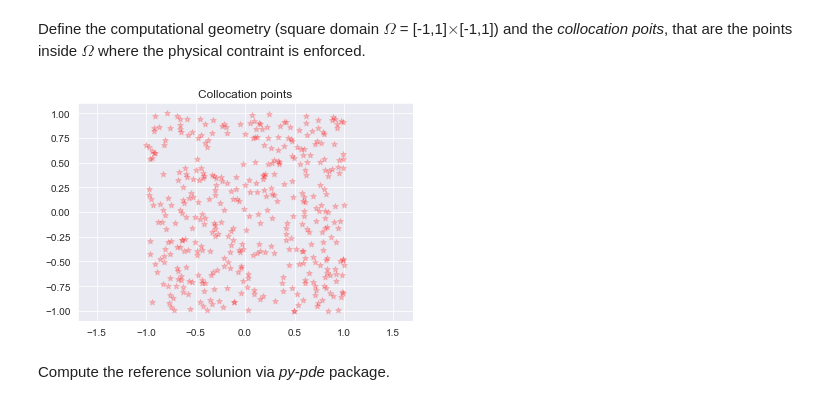
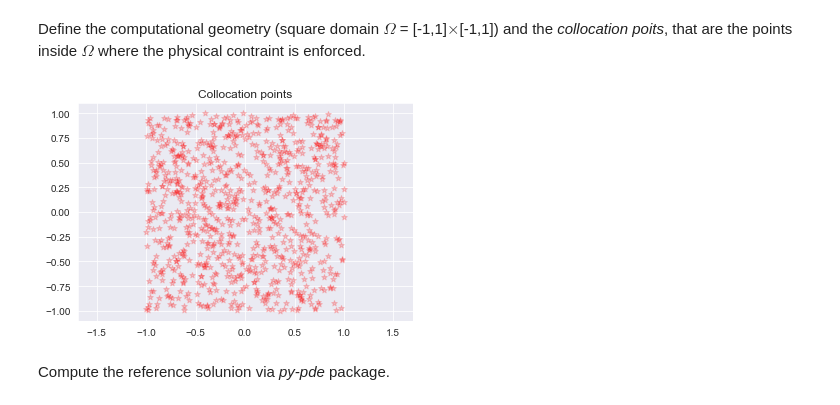
Before and after one commit to matteobonotto/Physics-informed-neural-networks, a Jupyter notebook: main_PINN_Laplace_subclassing.ipynb, the cells around one changed output. Drawn from its saved outputs; the diff is of its cells as text; code cells hidden in the pictures.

```diff
--- a/main_PINN_Laplace_subclassing.ipynb
+++ b/main_PINN_Laplace_subclassing.ipynb
@@ -30,25 +30,25 @@ Define the computational geometry (square domain $\Omega$ = [-1,1]$\times$[-1,1]
 # %%
 lb = np.array([-1,1])
 ub = np.array([-1,1])
 
 box = np.array([[-1, -1],
                 [1, -1],
                 [1, 1],
                 [-1, 1]])
 
 # define collocation points
 scaler = preprocessing.MinMaxScaler(feature_range=(-1, 1))
-N_rand = 20**2
+N_rand = 30**2
 coll_pts = np.column_stack((scaler.fit_transform(np.random.rand(N_rand).reshape(-1,1)),
                           scaler.fit_transform(np.random.rand(N_rand).reshape(-1,1))))
 
 plt.figure()
 plt.scatter(coll_pts[:,0],coll_pts[:,1], c='r', marker='*', alpha=0.2)
 plt.axis('equal')
 plt.title('Collocation points')
 plt.show()
 # %% [output]
-[figure, old version]
+[figure, new version]
 # %% [markdown]
 Compute the reference solunion via *py-pde* package.
 # %%
```
Also changed, not shown: parts of 3 cells of this notebook.
